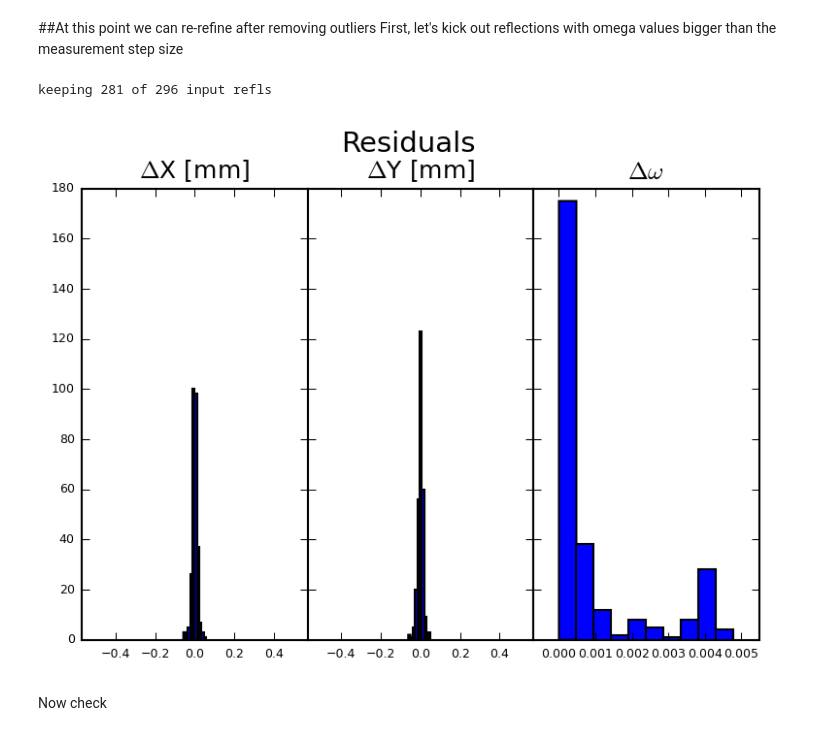
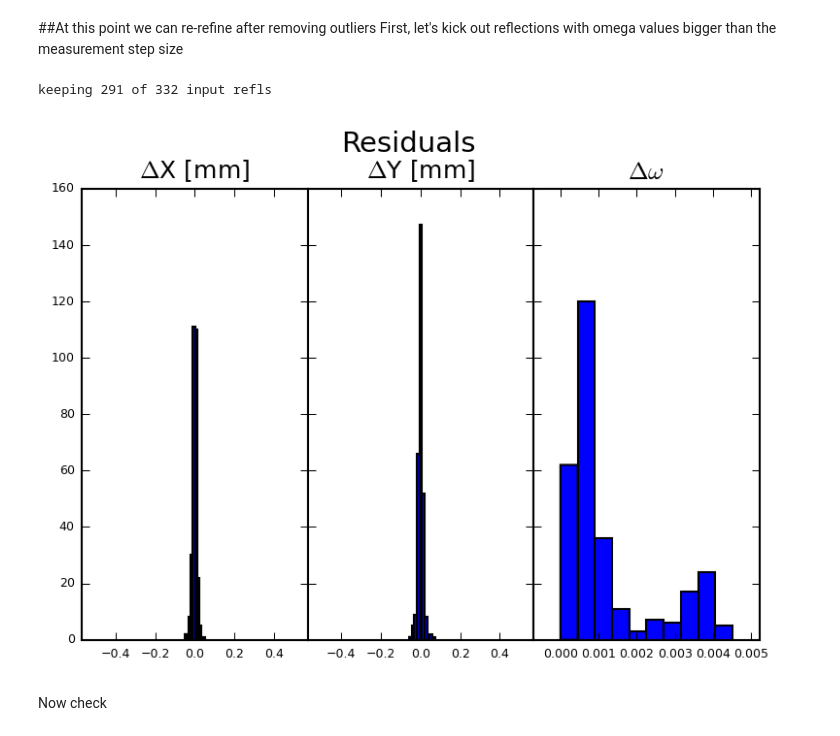
Before and after one commit to praxes/hexrd, a Jupyter notebook: share/calibrate_from_single_crystal.ipynb, the cells around one changed output. Drawn from its saved outputs; the diff is of its cells as text; code cells hidden in the pictures.

Commit message:
minor tweak; note that cutoffs are hard-coded fpr GE

```diff
--- a/share/calibrate_from_single_crystal.ipynb
+++ b/share/calibrate_from_single_crystal.ipynb
@@ -15,7 +15,7 @@ cfg_filename = 'index_ruby.yml'
 grainID = 0
 
 # for saturation
-int_cutoff = 14000
+int_cutoff = 15000
 # %% [markdown]
 Ok, that was easy, from here on you shouldn't need to modify anything.
 # %%
@@ -193,9 +193,20 @@ if os.path.isfile(new_parfilename):
     tVec_d = np.array(new_par['detector']['transform']['t_vec_d']).reshape(3, 1)
     chi = new_par['oscillation_stage']['chi']
     tVec_s = np.array(new_par['oscillation_stage']['t_vec_s']).reshape(3, 1)
-    expMap_c = np.array(new_par['calibration_crystal']['orientation']).reshape(3, 1)
-    tVec_c = np.array(new_par['calibration_crystal']['position']).reshape(3, 1)
-    vInv_s = np.array(new_par['calibration_crystal']['inv_stretch']).reshape(6, 1)
+    try:
+        expMap_c = np.array(new_par['calibration_crystal']['orientation']).reshape(3, 1)
+        tVec_c = np.array(new_par['calibration_crystal']['position']).reshape(3, 1)
+        vInv_s = np.array(new_par['calibration_crystal']['inv_stretch']).reshape(6, 1)
+    except KeyError:
+        # don't have calib crystal
+        all_quats = xf.unitVector(np.atleast_2d(np.loadtxt(quats_filename)).T)
+        quat = all_quats[:, grainID].reshape(4, 1)
+        phi = 2*np.arccos(quat[0])
+        n = xf.unitVector(quat[1:].reshape(3, 1))
+        #
+        expMap_c = phi*n
+        tVec_c = np.zeros((3, 1))
+        vInv_s = vInv_ref
 else:
     all_quats = xf.unitVector(np.atleast_2d(np.loadtxt(quats_filename)).T)
     quat = all_quats[:, grainID].reshape(4, 1)
@@ -389,10 +400,11 @@ Refined parameters:
 First, let's kick out reflections with omega values bigger than the measurement step size
 # %%
 # first, kick out omegas that are too far away
-x_diff = abs(gtable[idx_0, -3] - xyo_f[:, 0])
-y_diff = abs(gtable[idx_0, -2] - xyo_f[:, 1])
-ome_diff = r2d*xf.angularDifference(gtable[idx_0, -1], xyo_f[:, 2])
-idx_1 = np.logical_and(x_diff <= 0.2, np.logical_and(y_diff <= 0.2, ome_diff <= 0.25))
+x_diff = abs(xyo_det[:, 0] - xyo_f[:, 0])
+y_diff = abs(xyo_det[:, 1] - xyo_f[:, 1])
+ome_diff = r2d*xf.angularDifference(xyo_det[:, 2], xyo_f[:, 2])
+#
+idx_1 = np.logical_and(x_diff <= 0.1, np.logical_and(y_diff <= 0.1, ome_diff <= 0.25))
 print "keeping %d of %d input refls" %(sum(idx_1), sum(idx))
 idx_new = np.zeros_like(idx, dtype=bool)
 idx_new[np.where(idx_0 == 1)[0][idx_1]] = True
@@ -413,35 +425,35 @@ results = fitting.inputToGeomParams(p_refined)
 
 # dump old detector parfile
 make_old_detector_parfile(results, det_origin=det_origin, filename=old_parfilename)
 
 resd_f = fitting.objFuncSX(
     p_refined[refineFlag], p_refined, pFlag, dFunc, dFlag,
     xyo_det, hkls, bMat, vInv_s, wlen,
     bVec_ref, eta_ref, omePeriod, simOnly=False
     )
 xyo_f = fitting.objFuncSX(
     p_refined[refineFlag], p_refined, pFlag, dFunc, dFlag,
     xyo_det, hkls, bMat, vInv_s, wlen,
     bVec_ref, eta_ref, omePeriod, simOnly=True
     )
 
 # new style method 2; use an axes array
 fig3, axs3 = plt.subplots(1, 3, sharex=False, sharey=True)
 fig3.subplots_adjust(wspace=0)
 fig3.suptitle("Residuals", fontsize=14, y=1.0)
 titles = [r'$\Delta$X [mm]', r'$\Delta$Y [mm]', r'$\Delta\omega$']
 for i in range(3):
     axs3[i].hist(resd_f.reshape(sum(idx_new), 3)[:, i], color='b')
     axs3[i].set_title(titles[i], fontsize=12)
     if i > 1:
         axs3[i].set_xlim(-0.0007, np.max(resd_f.reshape(sum(idx_new), 3)[:, i])+0.0007)
         axs3[i].set_xlim(-0.0007, np.max(resd_f.reshape(sum(idx_new), 3)[:, i])+0.0007)
     else:
         axs3[i].set_xlim(-0.57, 0.57)
         axs3[i].set_xlim(-0.57, 0.57)
 # %% [output]
-keeping 281 of 296 input refls
+keeping 291 of 332 input refls
-[figure, old version]
+[figure, new version]
 # %% [markdown]
 Now check
 # %%
```
Also changed, not shown: parts of 4 cells of this notebook.
